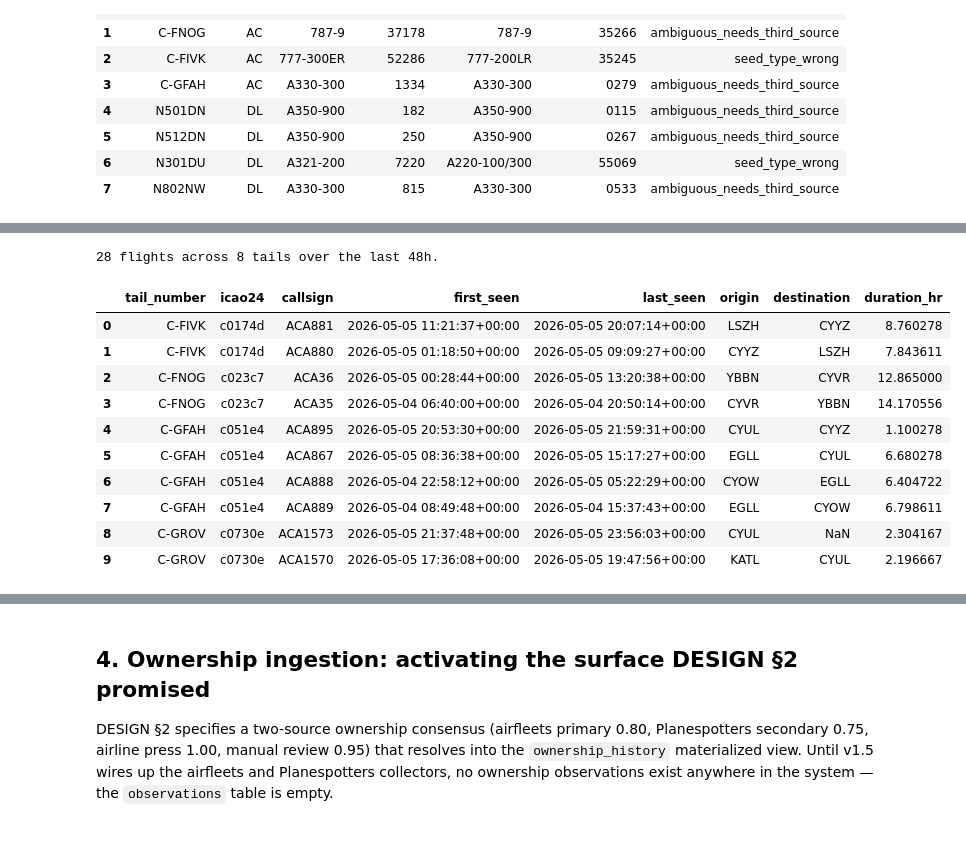
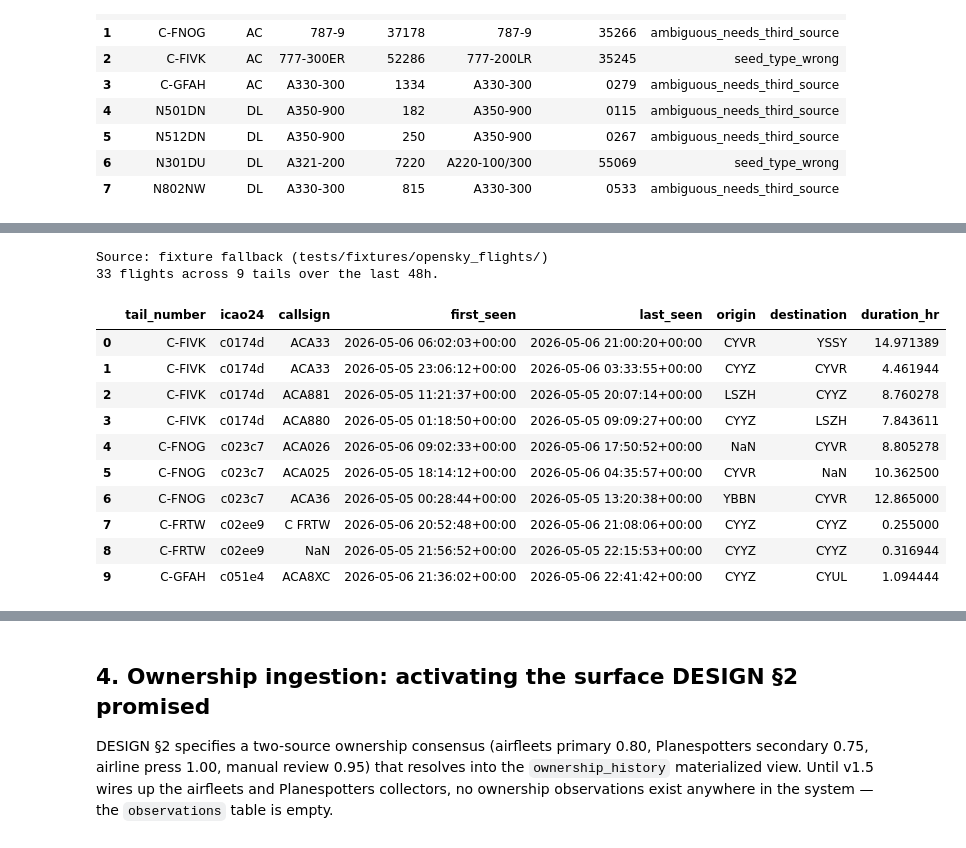
Before and after one commit to yumorepos/fleet-tracker, a Jupyter notebook: notebooks/01-fleet-overview.ipynb, the cells around one changed output, grey strips where cells are left out. Drawn from its saved outputs; the diff is of its cells as text; code cells hidden in the pictures.

```diff
--- a/notebooks/01-fleet-overview.ipynb
+++ b/notebooks/01-fleet-overview.ipynb
@@ -224,35 +226,54 @@ Reads the cache JSONs the v1 collector populated (no live HTTP from the notebook
 # %%
+# Pass 3 sources its OpenSky data from one of two places. Live mode:
+# data/cache/flights/<TAIL>_<DATE>.json populated by the collector CLI.
+# Fixture fallback: tests/fixtures/opensky_flights/<TAIL>.json checked in
+# for clone-and-run rendering. Cache wins when present; fixtures fill in
+# only when the cache is empty so the notebook always has data to render.
+FIXTURE_FLIGHTS = ROOT / "tests" / "fixtures" / "opensky_flights"
+
+cache_files = sorted(CACHE.glob("*.json")) if CACHE.exists() else []
+if cache_files:
+    flight_files, source_label = cache_files, "live cache (data/cache/flights/)"
+else:
+    flight_files = sorted(p for p in FIXTURE_FLIGHTS.glob("*.json") if p.name != "manifest.json")
+    source_label = "fixture fallback (tests/fixtures/opensky_flights/)"
+
 rows = []
-for cache_file in sorted(CACHE.glob("*.json")):
-    tail = cache_file.stem.rsplit("_", 1)[0]
-    flights = json.loads(cache_file.read_text())
+for flight_file in flight_files:
+    # Cache filename: '<TAIL>_<YYYYMMDD>'. Fixture filename: '<TAIL>'.
+    # rsplit on '_' handles both: cache yields the tail; fixture has no
+    # underscore so the whole stem IS the tail.
+    tail = flight_file.stem.rsplit("_", 1)[0]
+    flights = json.loads(flight_file.read_text())
     for f in flights:
         rows.append({
             "tail_number": tail,
             "icao24": f["icao24"],
             "callsign": (f.get("callsign") or "").strip() or None,
             "first_seen": datetime.fromtimestamp(f["firstSeen"], tz=timezone.utc),
             "last_seen": datetime.fromtimestamp(f["lastSeen"], tz=timezone.utc) if f.get("lastSeen") else None,
             "origin": f.get("estDepartureAirport"),
             "destination": f.get("estArrivalAirport"),
         })
 flights_df = pd.DataFrame(rows)
 flights_df["duration_hr"] = (flights_df["last_seen"] - flights_df["first_seen"]).dt.total_seconds() / 3600
+print(f"Source: {source_label}")
 print(f"{len(flights_df)} flights across {flights_df['tail_number'].nunique()} tails over the last 48h.")
 flights_df.head(10)
 # %% [output]
-28 flights across 8 tails over the last 48h.
+Source: fixture fallback (tests/fixtures/opensky_flights/)
+33 flights across 9 tails over the last 48h.
 |  | tail_number | icao24 | callsign | first_seen | last_seen | origin | destination | duration_hr |
-| 0 | C-FIVK | c0174d | ACA881 | 2026-05-05 11:21:37+00:00 | 2026-05-05 20:07:14+00:00 | LSZH | CYYZ | 8.760278 |
-| 1 | C-FIVK | c0174d | ACA880 | 2026-05-05 01:18:50+00:00 | 2026-05-05 09:09:27+00:00 | CYYZ | LSZH | 7.843611 |
-| 2 | C-FNOG | c023c7 | ACA36 | 2026-05-05 00:28:44+00:00 | 2026-05-05 13:20:38+00:00 | YBBN | CYVR | 12.865000 |
-| 3 | C-FNOG | c023c7 | ACA35 | 2026-05-04 06:40:00+00:00 | 2026-05-04 20:50:14+00:00 | CYVR | YBBN | 14.170556 |
-| 4 | C-GFAH | c051e4 | ACA895 | 2026-05-05 20:53:30+00:00 | 2026-05-05 21:59:31+00:00 | CYUL | CYYZ | 1.100278 |
-| 5 | C-GFAH | c051e4 | ACA867 | 2026-05-05 08:36:38+00:00 | 2026-05-05 15:17:27+00:00 | EGLL | CYUL | 6.680278 |
-| 6 | C-GFAH | c051e4 | ACA888 | 2026-05-04 22:58:12+00:00 | 2026-05-05 05:22:29+00:00 | CYOW | EGLL | 6.404722 |
-| 7 | C-GFAH | c051e4 | ACA889 | 2026-05-04 08:49:48+00:00 | 2026-05-04 15:37:43+00:00 | EGLL | CYOW | 6.798611 |
-| 8 | C-GROV | c0730e | ACA1573 | 2026-05-05 21:37:48+00:00 | 2026-05-05 23:56:03+00:00 | CYUL | NaN | 2.304167 |
-| 9 | C-GROV | c0730e | ACA1570 | 2026-05-05 17:36:08+00:00 | 2026-05-05 19:47:56+00:00 | KATL | CYUL | 2.196667 |
+| 0 | C-FIVK | c0174d | ACA33 | 2026-05-06 06:02:03+00:00 | 2026-05-06 21:00:20+00:00 | CYVR | YSSY | 14.971389 |
+| 1 | C-FIVK | c0174d | ACA33 | 2026-05-05 23:06:12+00:00 | 2026-05-06 03:33:55+00:00 | CYYZ | CYVR | 4.461944 |
+| 2 | C-FIVK | c0174d | ACA881 | 2026-05-05 11:21:37+00:00 | 2026-05-05 20:07:14+00:00 | LSZH | CYYZ | 8.760278 |
+| 3 | C-FIVK | c0174d | ACA880 | 2026-05-05 01:18:50+00:00 | 2026-05-05 09:09:27+00:00 | CYYZ | LSZH | 7.843611 |
+| 4 | C-FNOG | c023c7 | ACA026 | 2026-05-06 09:02:33+00:00 | 2026-05-06 17:50:52+00:00 | NaN | CYVR | 8.805278 |
+| 5 | C-FNOG | c023c7 | ACA025 | 2026-05-05 18:14:12+00:00 | 2026-05-06 04:35:57+00:00 | CYVR | NaN | 10.362500 |
+| 6 | C-FNOG | c023c7 | ACA36 | 2026-05-05 00:28:44+00:00 | 2026-05-05 13:20:38+00:00 | YBBN | CYVR | 12.865000 |
+| 7 | C-FRTW | c02ee9 | C FRTW | 2026-05-06 20:52:48+00:00 | 2026-05-06 21:08:06+00:00 | CYYZ | CYYZ | 0.255000 |
+| 8 | C-FRTW | c02ee9 | NaN | 2026-05-05 21:56:52+00:00 | 2026-05-05 22:15:53+00:00 | CYYZ | CYYZ | 0.316944 |
+| 9 | C-GFAH | c051e4 | ACA8XC | 2026-05-06 21:36:02+00:00 | 2026-05-06 22:41:42+00:00 | CYYZ | CYUL | 1.094444 |
 # %%
 by_tail = flights_df.groupby("tail_number").agg(
     flights=("first_seen", "size"),
```
Also changed, not shown: parts of 8 cells of this notebook, 12 other files.
